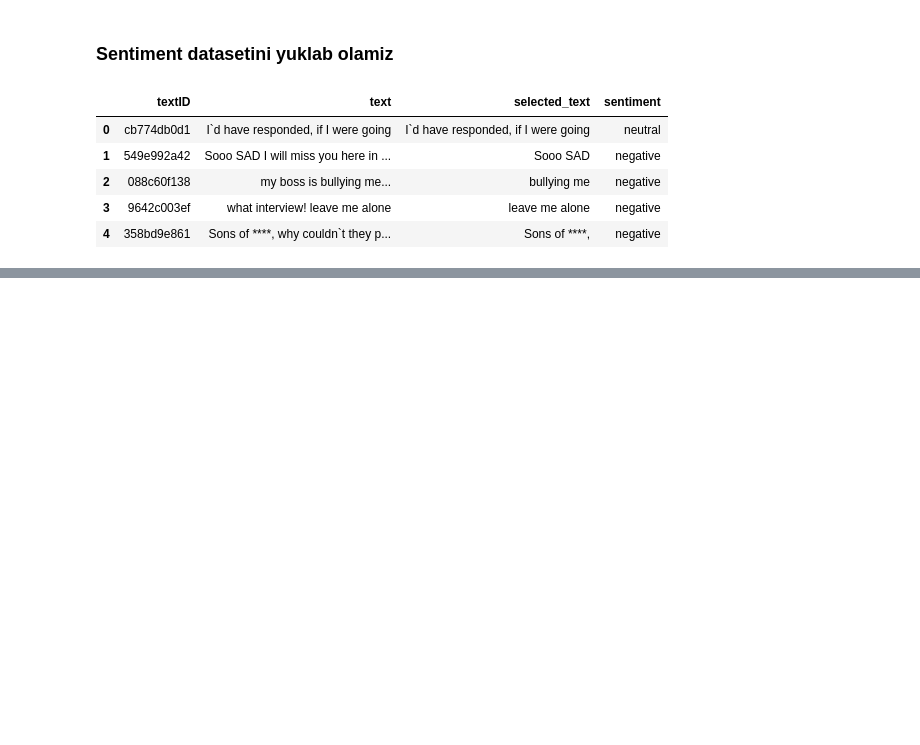
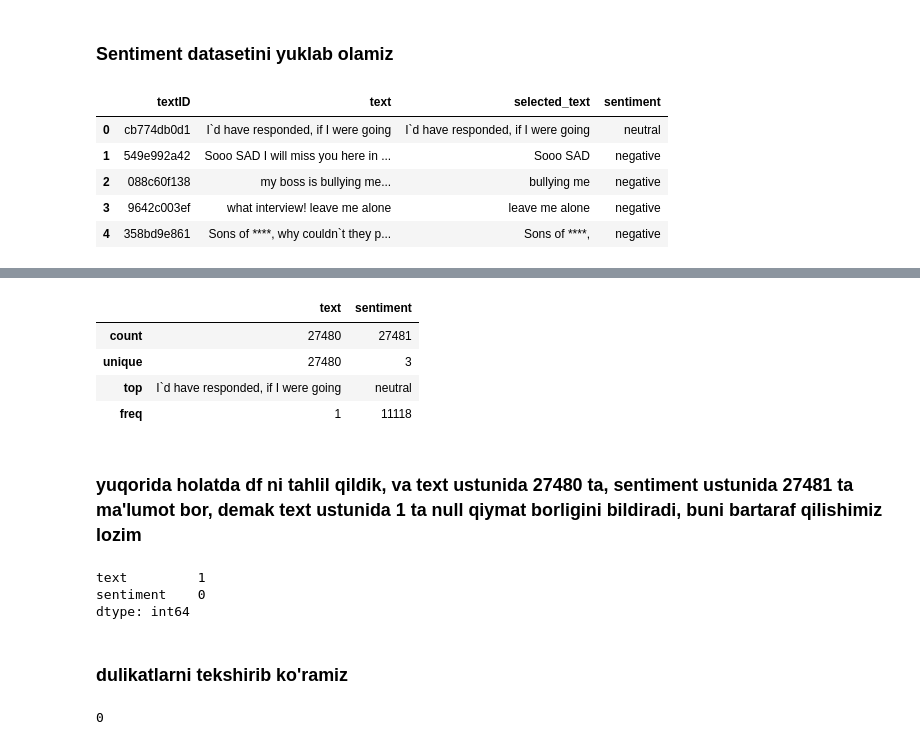
Before and after one commit to iMan0405/Portfolio_DT_vs_AI, a Jupyter notebook: Sentiment_Analysis_for_Social_Media.ipynb, the cells around one changed output, grey strips where cells are left out. Drawn from its saved outputs; the diff is of its cells as text; code cells hidden in the pictures; blank space fills up the shorter version.

```diff
--- a/Sentiment_Analysis_for_Social_Media.ipynb
+++ b/Sentiment_Analysis_for_Social_Media.ipynb
@@ -50,0 +80,16 @@ df.head()
+# %%
+df.describe()
+# %% [output]
+|  | text | sentiment |
+| count | 27480 | 27481 |
+| unique | 27480 | 3 |
+| top | I`d have responded, if I were going | neutral |
+| freq | 1 | 11118 |
+# %% [markdown]
+### yuqorida holatda df ni tahlil qildik, va text ustunida 27480 ta, sentiment ustunida 27481 ta ma'lumot bor, demak text ustunida 1 ta null qiymat borligini bildiradi, buni bartaraf qilishimiz lozim
+# %%
+df.isnull().sum()
+# %% [output]
+text         1
+sentiment    0
+dtype: int64
@@ -50,0 +99,6 @@ df.head()
+# %% [markdown]
+### dulikatlarni tekshirib ko'ramiz
+# %%
+df.duplicated().sum()
+# %% [output]
+0
```
Also changed, not shown: parts of 4 cells of this notebook.
